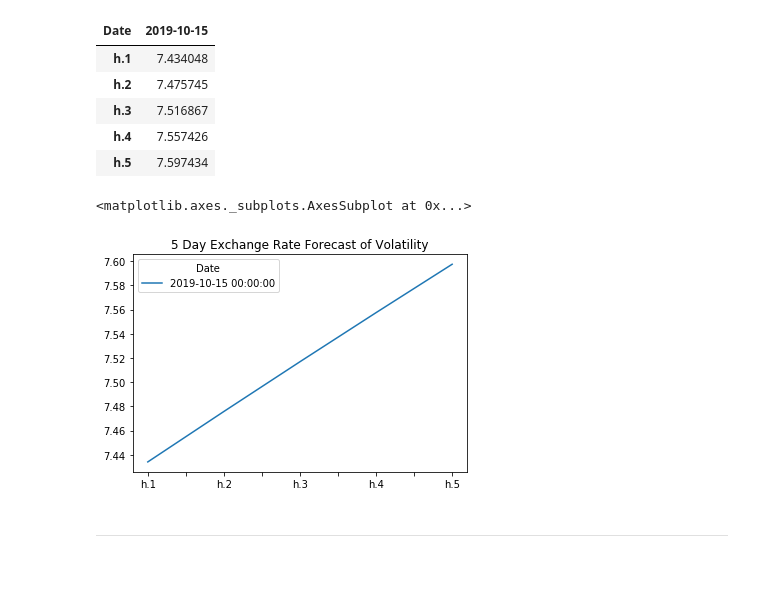
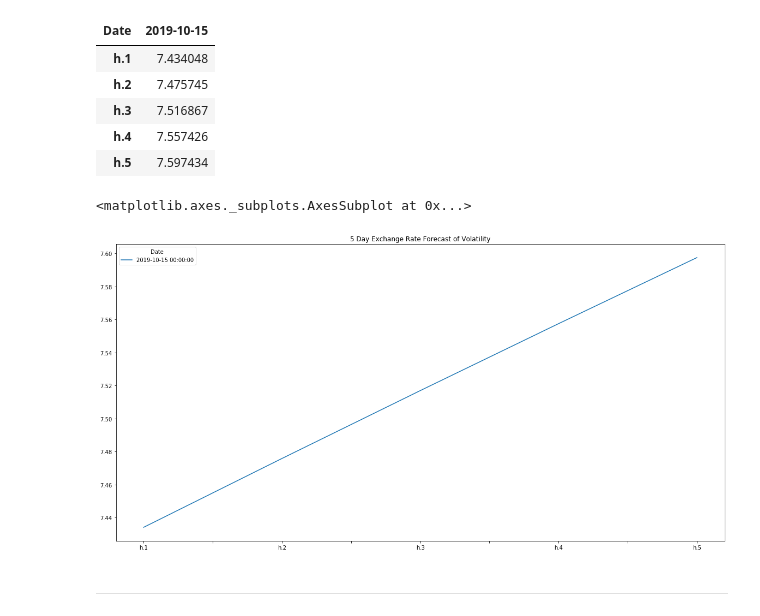
Before and after one commit to johnmyronmillar/YenFutureValue, a Jupyter notebook: Instructions/Starter_Code/time_series_analysis.ipynb, the cells around one changed output. Saved outputs shown, nothing was run; the diff lists cells and outputs as text; code cells hidden in the pictures; blank space fills up the shorter version.

```diff
--- a/Instructions/Starter_Code/time_series_analysis.ipynb
+++ b/Instructions/Starter_Code/time_series_analysis.ipynb
@@ -348,11 +356,11 @@ final.head()
 # %%
 # Plot the final forecast
 # YOUR CODE HERE!
 
-final.plot(title="5 Day Exchange Rate Forecast of Volatility")
+final.plot(title="5 Day Exchange Rate Forecast of Volatility", figsize = (20,10))
 # %% [output]
 <matplotlib.axes._subplots.AxesSubplot at 0x...>
-[figure, old version]
+[figure, new version]
 # %% [markdown]
 ---
 # %% [markdown]
```
Also changed, not shown: parts of 11 cells of this notebook.
